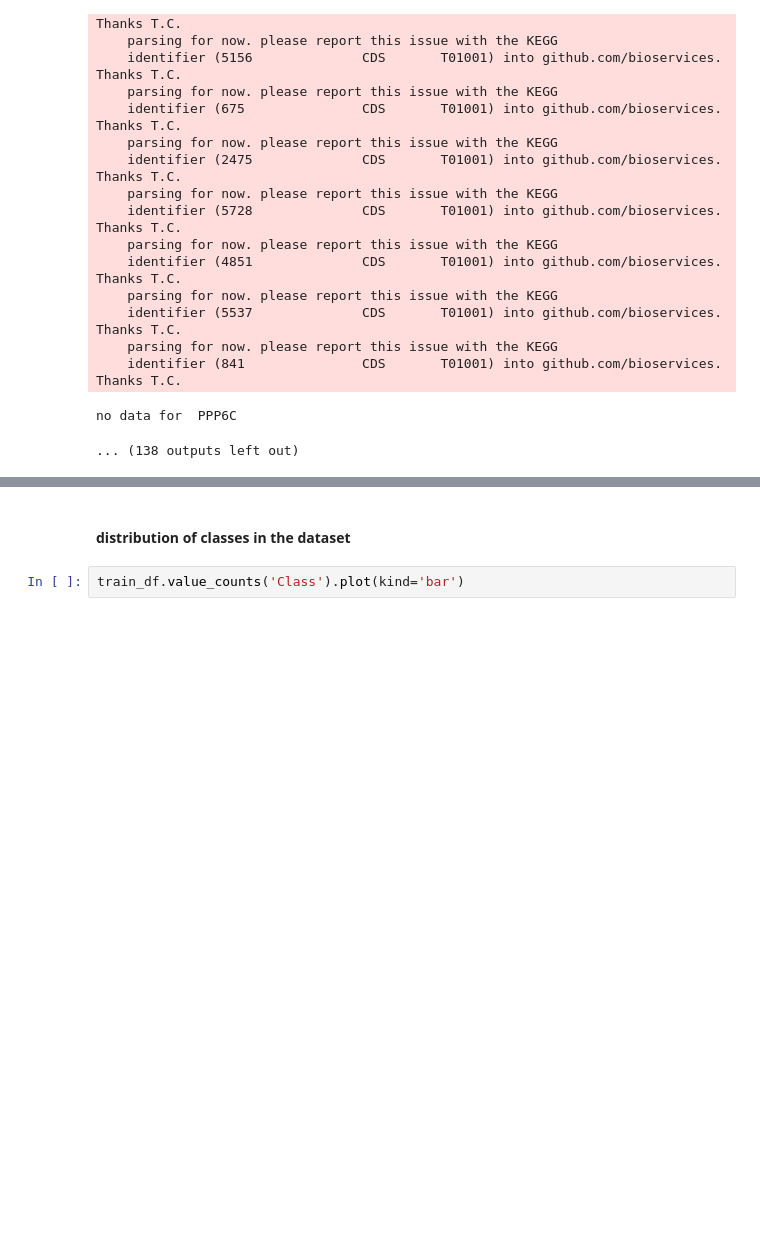
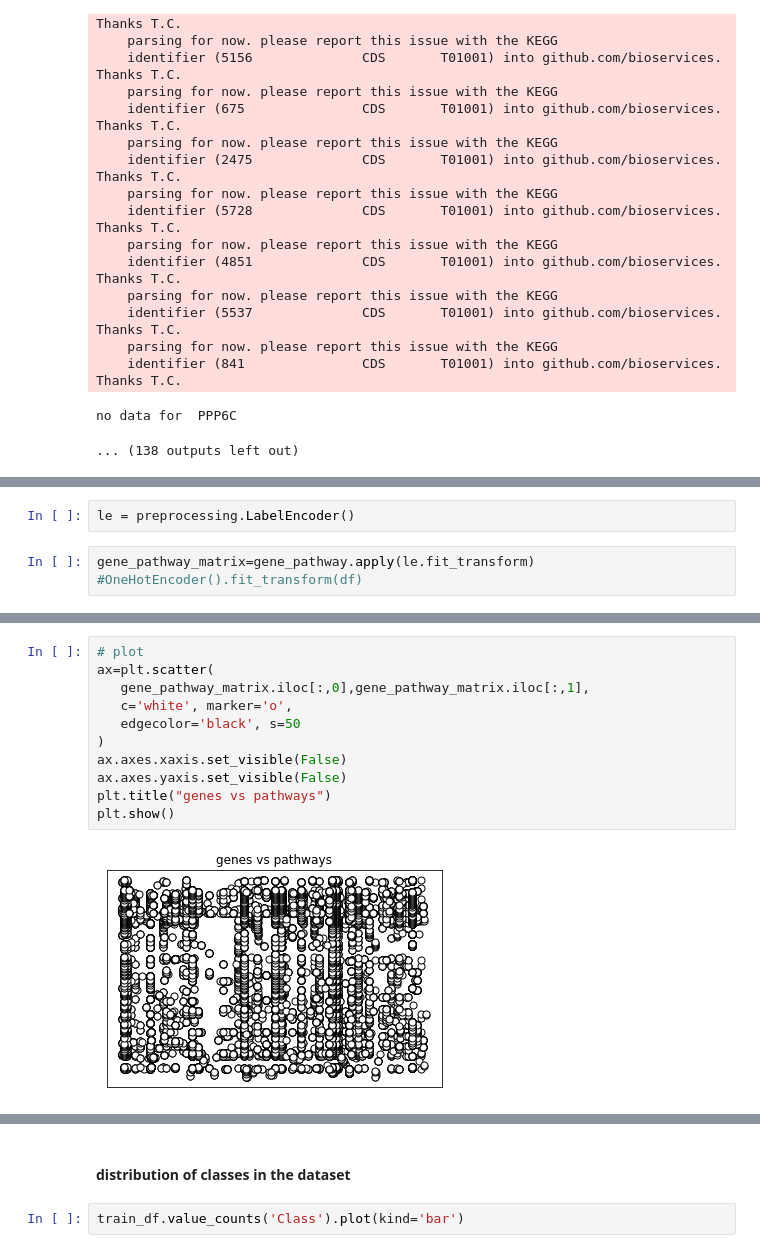
Before and after one commit to me-nobody/jovian-ml-project, a Jupyter notebook: jovian-ml-project-030122.ipynb, the cells around one changed output, grey strips where cells are left out. Saved outputs shown, nothing was run; the diff lists cells and outputs as text; blank space fills up the shorter version.

Commit message:
gene pathway scatter plot

```diff
--- a/jovian-ml-project-030122.ipynb
+++ b/jovian-ml-project-030122.ipynb
@@ -367,0 +383,5 @@ no data for  PPP6C
+# %%
+le = preprocessing.LabelEncoder()
+# %%
+gene_pathway_matrix=gene_pathway.apply(le.fit_transform)
+#OneHotEncoder().fit_transform(df)
@@ -367,0 +397,13 @@ no data for  PPP6C
+# %%
+# plot
+ax=plt.scatter(
+   gene_pathway_matrix.iloc[:,0],gene_pathway_matrix.iloc[:,1],
+   c='white', marker='o',
+   edgecolor='black', s=50
+)
+ax.axes.xaxis.set_visible(False)
+ax.axes.yaxis.set_visible(False)
+plt.title("genes vs pathways")
+plt.show()
+# %% [output]
+[figure, added]
```
Also changed, not shown: parts of 5 cells of this notebook.
